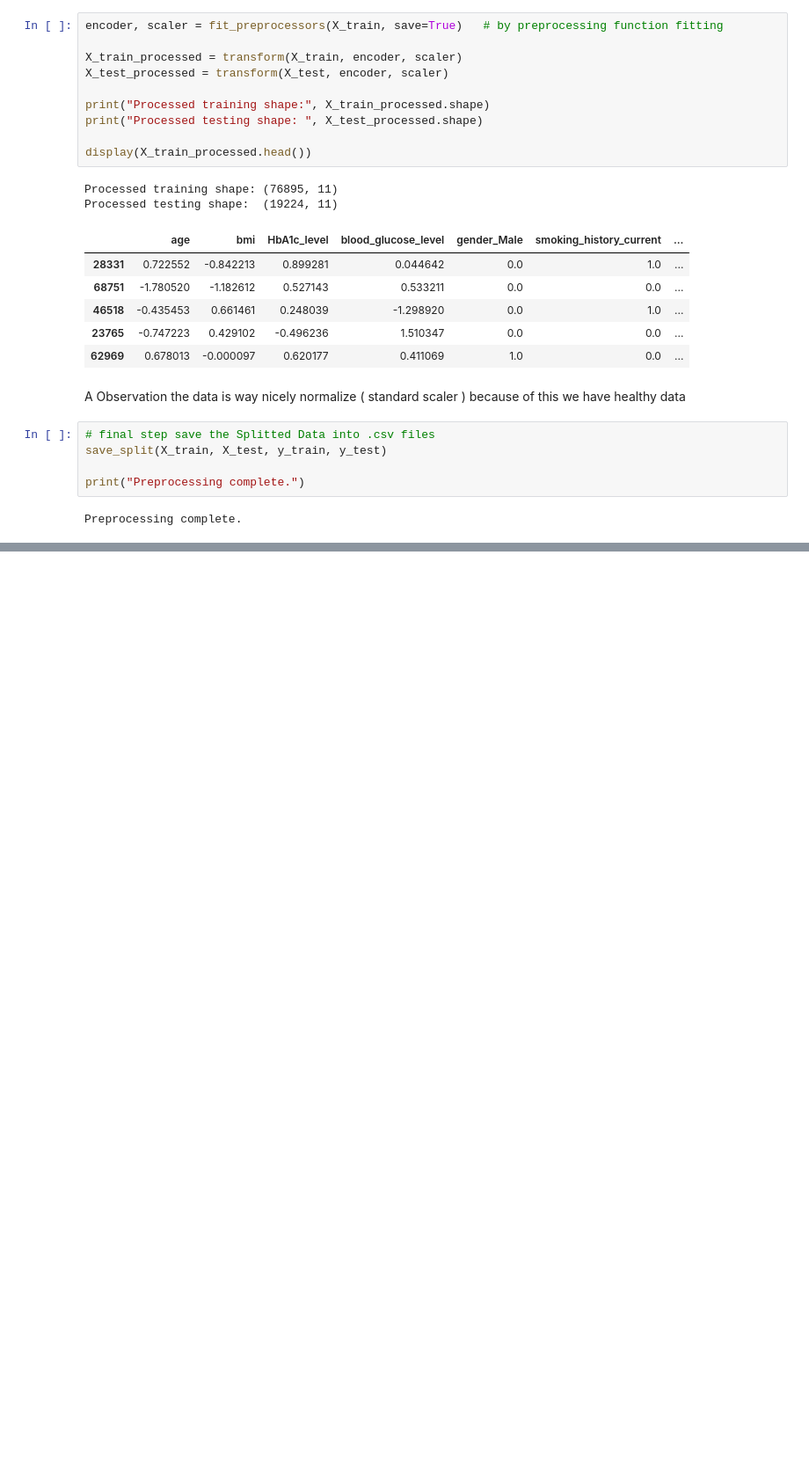
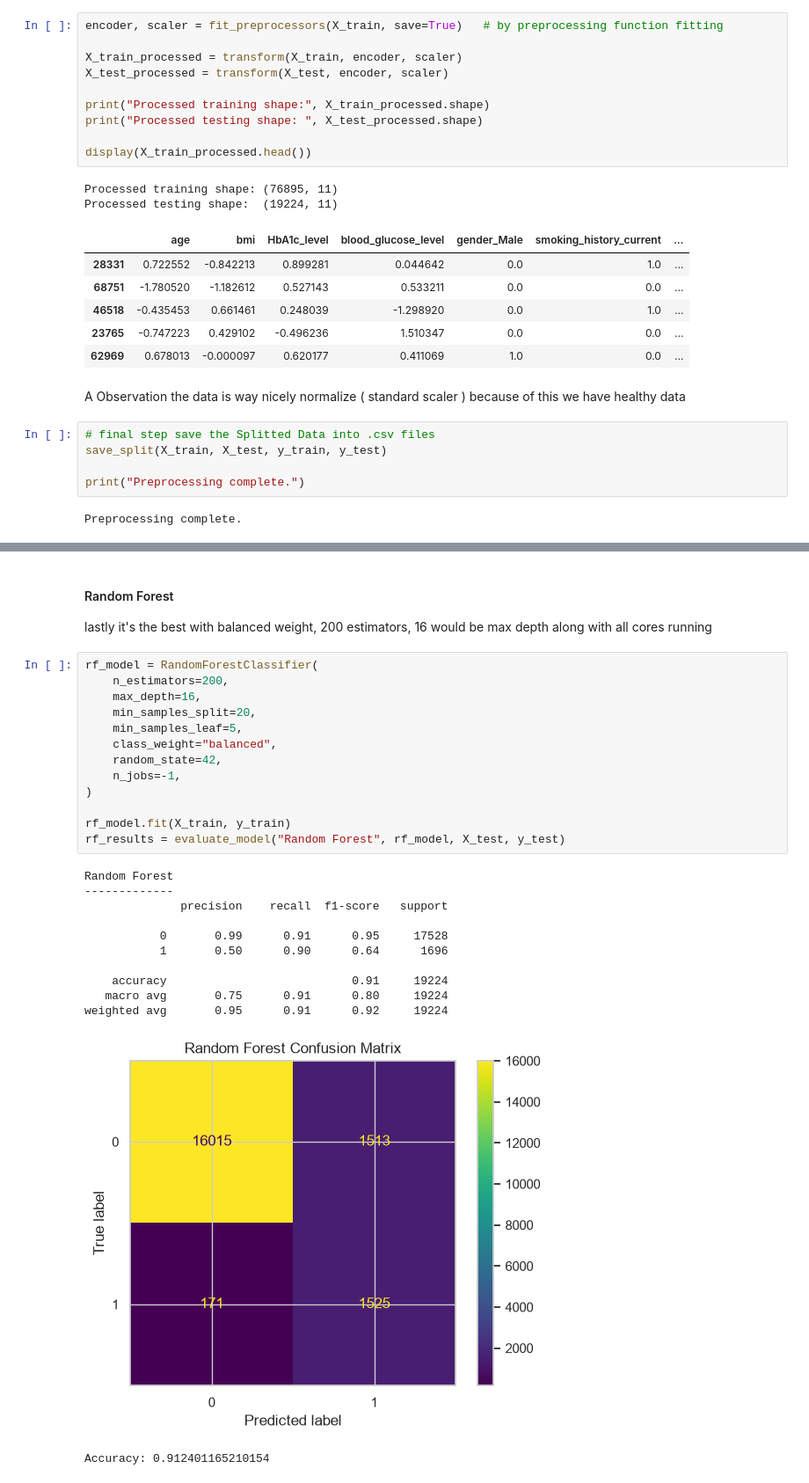
Before and after one commit to YashedBin/ML_DIABETES_RISK_PREDICTOR, a Jupyter notebook: notebook.ipynb, the cells around one changed output, grey strips where cells are left out. Shown at 88% size. Cells and saved outputs as stored; diff of their text form; blank space fills up the shorter version.

```diff
--- a/notebook.ipynb
+++ b/notebook.ipynb
@@ -360,0 +512,30 @@ Preprocessing complete.
+# %% [markdown]
+#### Random Forest
+lastly it's the best with balanced weight, 200 estimators, 16 would be max depth
+along with all cores running
+# %%
+rf_model = RandomForestClassifier(
+    n_estimators=200,
+    max_depth=16,
+    min_samples_split=20,
+    min_samples_leaf=5,
+    class_weight="balanced",
+    random_state=42,
+    n_jobs=-1,
+)
+
+rf_model.fit(X_train, y_train)
+rf_results = evaluate_model("Random Forest", rf_model, X_test, y_test)
+# %% [output]
+Random Forest
+-------------
+              precision    recall  f1-score   support
+
+           0       0.99      0.91      0.95     17528
+           1       0.50      0.90      0.64      1696
+
+    accuracy                           0.91     19224
+   macro avg       0.75      0.91      0.80     19224
+weighted avg       0.95      0.91      0.92     19224
+[figure, added]
+Accuracy: 0.912401165210154
```
Also changed, not shown: parts of 11 cells of this notebook.
